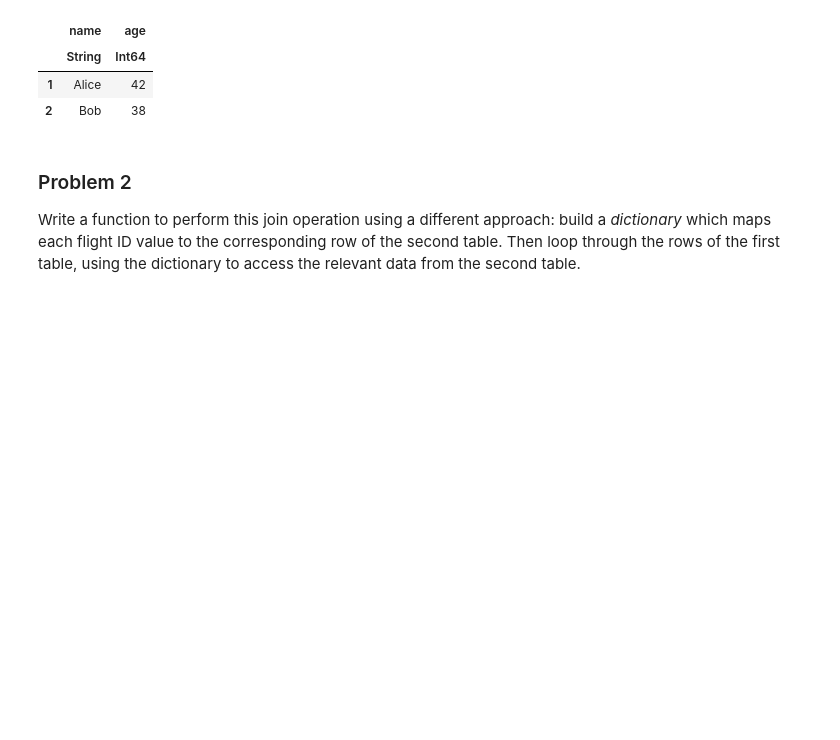
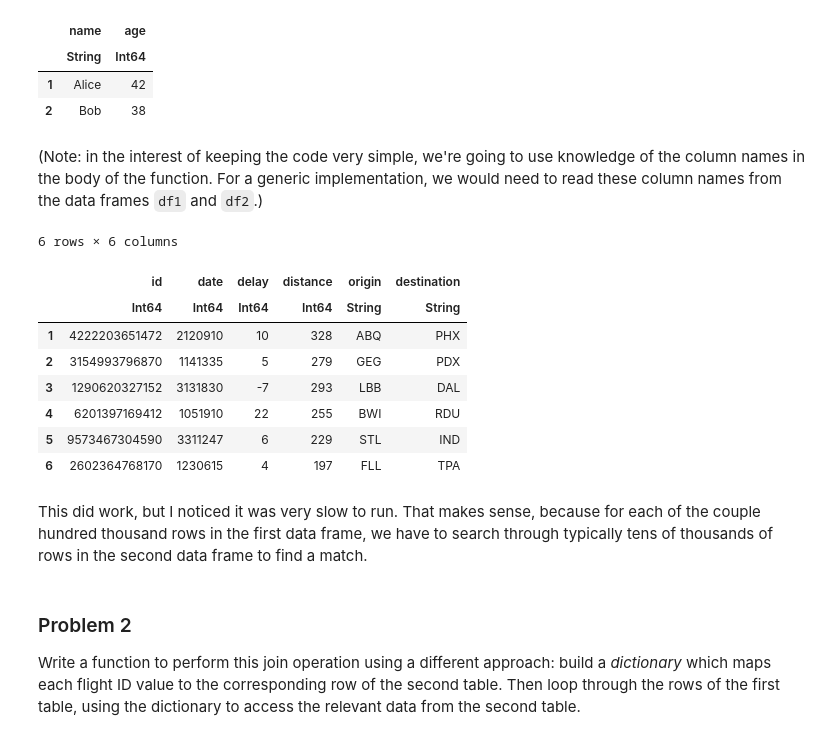
Before and after one commit to snowdj/problem-sets, a Jupyter notebook: homework/hw01/data1010-hw-01.ipynb, the cells around one changed output. Drawn from its saved outputs; the diff is of its cells as text; code cells hidden in the pictures; blank space fills up the shorter version.

```diff
--- a/homework/hw01/data1010-hw-01.ipynb
+++ b/homework/hw01/data1010-hw-01.ipynb
@@ -57,0 +27,3 @@ df2
+# %%
+df2 = CSV.read("flights2.csv")
+df2 |> head
@@ -83,6 +65,38 @@ DataFrame([
 |  | String | Int64 |
 | 1 | Alice | 42 |
 | 2 | Bob | 38 |
+# %% [markdown]
+(Note: in the interest of keeping the code very simple, we're going to use knowledge of the column names in the body of the function. For a generic implementation, we would need to read these column names from the data frames `df1` and `df2`.)
+# %%
+function join_naive(df1, df2)
+    rows = []
+    for i in 1:size(df1, 1)
+        id = df1[i, "id"]
+        matching_index = findfirst(isequal(id), df2[:, "id"])
+        push!(rows, (
+            id = id,
+            date = df1[i, "date"],
+            delay = df1[i, "delay"],
+            distance = df1[i, "distance"],
+            origin = df2[matching_index, "origin"],
+            destination = df2[matching_index, "destination"],
+        ))
+    end
+    DataFrame(rows)
+end
+join_naive(df1, df2) |> head
+# %% [output]
+6 rows × 6 columns
+|  | id | date | delay | distance | origin | destination |
+|  | Int64 | Int64 | Int64 | Int64 | String | String |
+| 1 | 4222203651472 | 2120910 | 10 | 328 | ABQ | PHX |
+| 2 | 3154993796870 | 1141335 | 5 | 279 | GEG | PDX |
+| 3 | 1290620327152 | 3131830 | -7 | 293 | LBB | DAL |
+| 4 | 6201397169412 | 1051910 | 22 | 255 | BWI | RDU |
+| 5 | 9573467304590 | 3311247 | 6 | 229 | STL | IND |
+| 6 | 2602364768170 | 1230615 | 4 | 197 | FLL | TPA |
+# %% [markdown]
+This did work, but I noticed it was very slow to run. That makes sense, because for each of the couple hundred thousand rows in the first data frame, we have to search through typically tens of thousands of rows in the second data frame to find a match.
 # %% [markdown]
 ### Problem 2
 Write a function to perform this join operation using a different approach: build a *dictionary* which maps each flight ID value to the corresponding row of the second table. Then loop through the rows of the first table, using the dictionary to access the relevant data from the second table.
```
Also changed, not shown: parts of 14 cells of this notebook, 4 other files.
